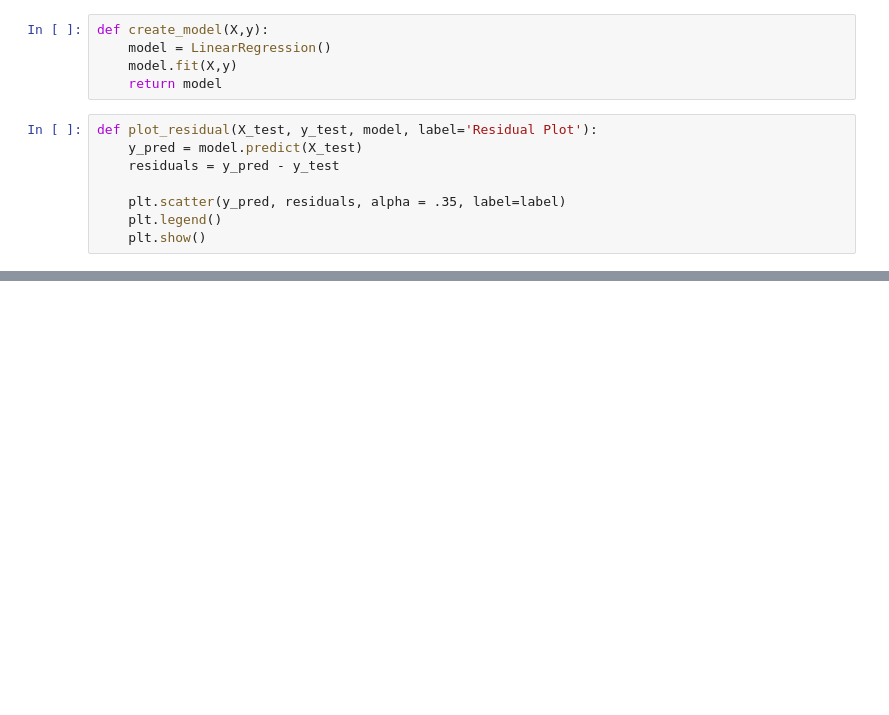
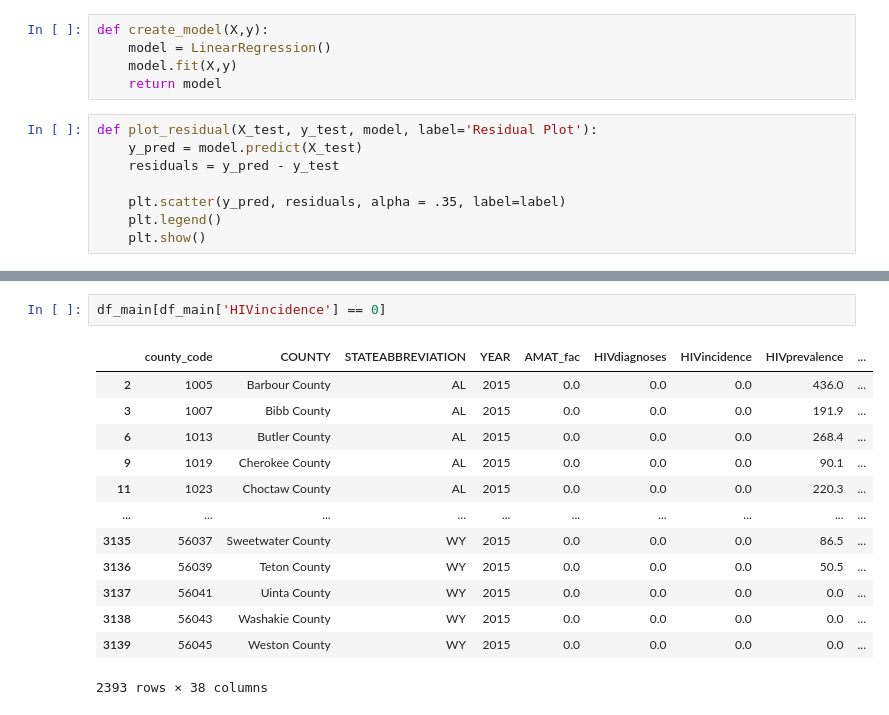
Before and after one commit to vmccready/forecast_HIV_infections, a Jupyter notebook: vinson.ipynb, the cells around one changed output, grey strips where cells are left out. Drawn from its saved outputs; the diff is of its cells as text; blank space fills up the shorter version.

```diff
--- a/vinson.ipynb
+++ b/vinson.ipynb
@@ -327,0 +354,16 @@ plot_model(X_test, y_test)
+# %%
+df_main[df_main['HIVincidence'] == 0]
+# %% [output]
+|  | county_code | COUNTY | STATEABBREVIATION | YEAR | AMAT_fac | HIVdiagnoses | HIVincidence | HIVprevalence | ... |
+| 2 | 1005 | Barbour County | AL | 2015 | 0.0 | 0.0 | 0.0 | 436.0 | ... |
+| 3 | 1007 | Bibb County | AL | 2015 | 0.0 | 0.0 | 0.0 | 191.9 | ... |
+| 6 | 1013 | Butler County | AL | 2015 | 0.0 | 0.0 | 0.0 | 268.4 | ... |
+| 9 | 1019 | Cherokee County | AL | 2015 | 0.0 | 0.0 | 0.0 | 90.1 | ... |
+| 11 | 1023 | Choctaw County | AL | 2015 | 0.0 | 0.0 | 0.0 | 220.3 | ... |
+| ... | ... | ... | ... | ... | ... | ... | ... | ... | ... |
+| 3135 | 56037 | Sweetwater County | WY | 2015 | 0.0 | 0.0 | 0.0 | 86.5 | ... |
+| 3136 | 56039 | Teton County | WY | 2015 | 0.0 | 0.0 | 0.0 | 50.5 | ... |
+| 3137 | 56041 | Uinta County | WY | 2015 | 0.0 | 0.0 | 0.0 | 0.0 | ... |
+| 3138 | 56043 | Washakie County | WY | 2015 | 0.0 | 0.0 | 0.0 | 0.0 | ... |
+| 3139 | 56045 | Weston County | WY | 2015 | 0.0 | 0.0 | 0.0 | 0.0 | ... |
+2393 rows × 38 columns
```
Also changed, not shown: parts of 12 cells of this notebook.
